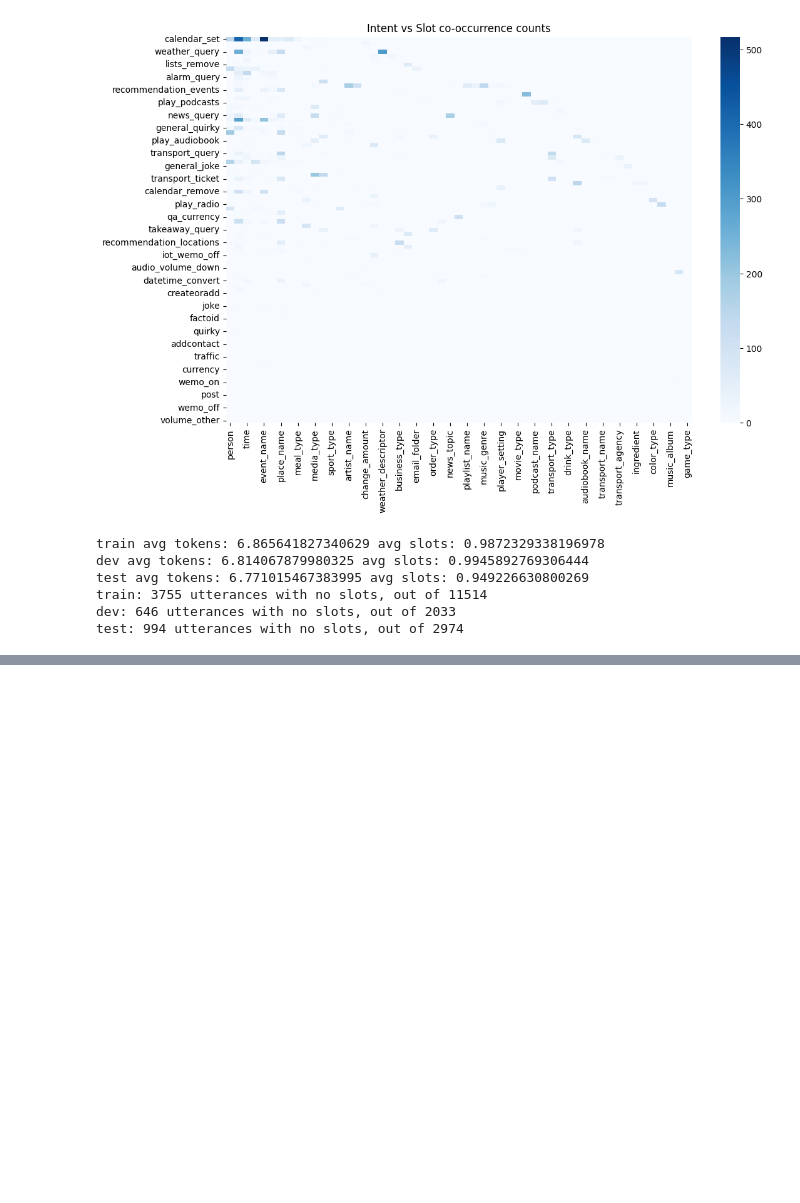
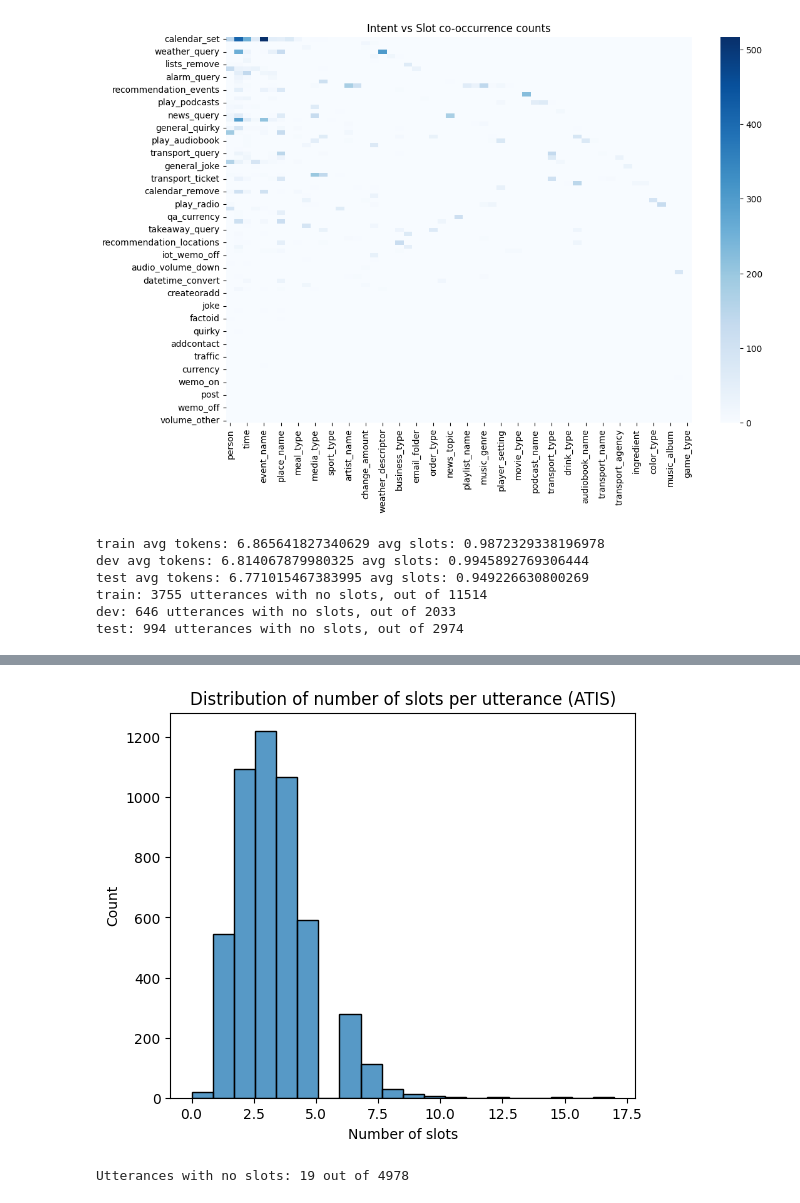
Before and after one commit to dhairya8luthra/Assignment_2_NLP, a Jupyter notebook: Assignment_2.ipynb, the cells around one changed output, grey strips where cells are left out. Saved outputs shown, nothing was run; the diff lists cells and outputs as text; code cells hidden in the pictures; blank space fills up the shorter version.

```diff
--- a/Assignment_2.ipynb
+++ b/Assignment_2.ipynb
@@ -330,0 +373,21 @@ test: 994 utterances with no slots, out of 2974
+# %%
+# Slot analysis
+def count_slots(slot_string):
+    if pd.isna(slot_string):
+        return 0
+    labs = slot_string.split()
+    # Count B- prefixes as number of slots
+    return sum(1 for l in labs if l.startswith("B-"))
+
+df["num_slots"] = df["slots"].apply(count_slots)
+plt.figure(figsize=(6,5))
+sns.histplot(df["num_slots"], bins=20, kde=False)
+plt.title("Distribution of number of slots per utterance (ATIS)")
+plt.xlabel("Number of slots")
+plt.ylabel("Count")
+plt.show()
+
+print("Utterances with no slots:", (df["num_slots"] == 0).sum(), "out of", len(df))
+# %% [output]
+[figure, added]
+Utterances with no slots: 19 out of 4978
```
Also changed, not shown: parts of 6 cells of this notebook.
